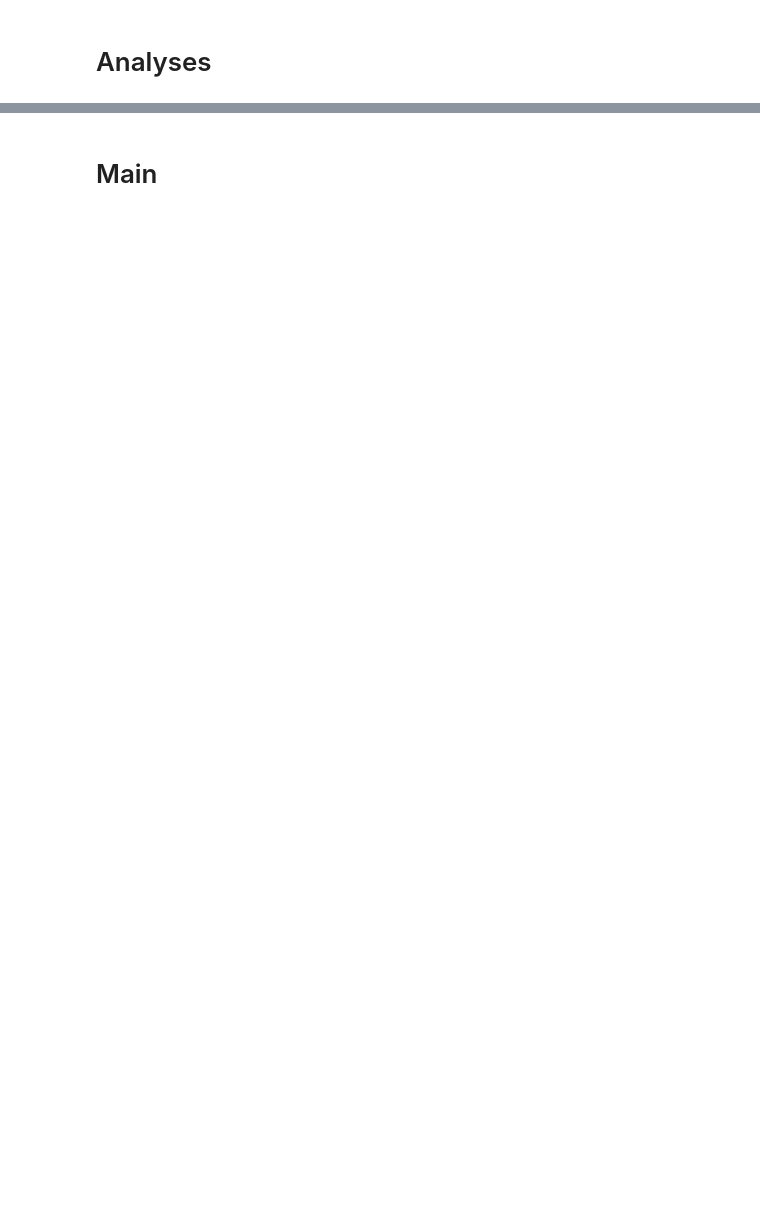
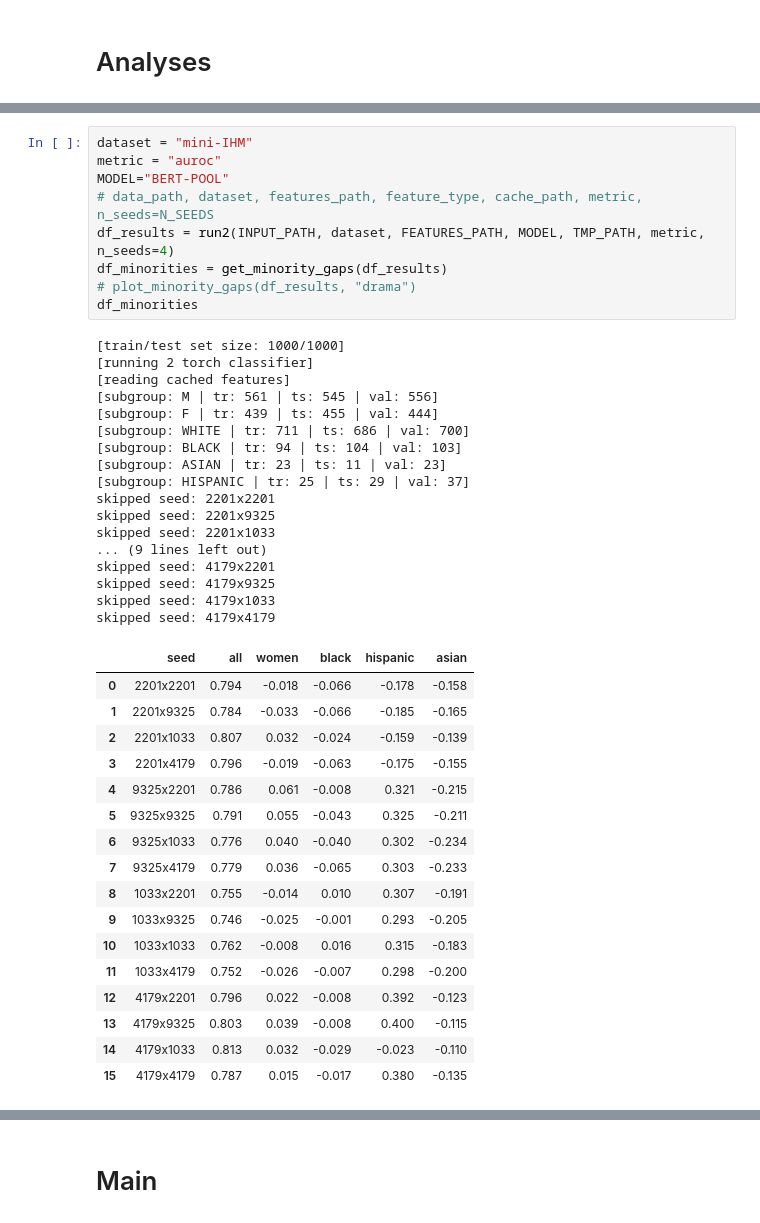
Before and after one commit to samiroid/MIMIC, a Jupyter notebook: notebooks/MIMIC_Outcomes.ipynb, the cells around one changed output, grey strips where cells are left out. Drawn from its saved outputs; the diff is of its cells as text; blank space fills up the shorter version.

```diff
--- a/notebooks/MIMIC_Outcomes.ipynb
+++ b/notebooks/MIMIC_Outcomes.ipynb
@@ -931,0 +1035,44 @@ def plot_gridsearches(tasks_fname, results_path, feature_type,
+# %%
+dataset = "mini-IHM"
+metric = "auroc"
+MODEL="BERT-POOL"
+# data_path, dataset, features_path, feature_type, cache_path, metric, n_seeds=N_SEEDS
+df_results = run2(INPUT_PATH, dataset, FEATURES_PATH, MODEL, TMP_PATH, metric, n_seeds=4)
+df_minorities = get_minority_gaps(df_results)
+# plot_minority_gaps(df_results, "drama")
+df_minorities
+# %% [output]
+[train/test set size: 1000/1000]
+[running 2 torch classifier]
+[reading cached features]
+[subgroup: M | tr: 561 | ts: 545 | val: 556]
+[subgroup: F | tr: 439 | ts: 455 | val: 444]
+[subgroup: WHITE | tr: 711 | ts: 686 | val: 700]
+[subgroup: BLACK | tr: 94 | ts: 104 | val: 103]
+[subgroup: ASIAN | tr: 23 | ts: 11 | val: 23]
+[subgroup: HISPANIC | tr: 25 | ts: 29 | val: 37]
+skipped seed: 2201x2201
+skipped seed: 2201x9325
+skipped seed: 2201x1033
+... (9 lines left out)
+skipped seed: 4179x2201
+skipped seed: 4179x9325
+skipped seed: 4179x1033
+skipped seed: 4179x4179
+|  | seed | all | women | black | hispanic | asian |
+| 0 | 2201x2201 | 0.794 | -0.018 | -0.066 | -0.178 | -0.158 |
+| 1 | 2201x9325 | 0.784 | -0.033 | -0.066 | -0.185 | -0.165 |
+| 2 | 2201x1033 | 0.807 | 0.032 | -0.024 | -0.159 | -0.139 |
+| 3 | 2201x4179 | 0.796 | -0.019 | -0.063 | -0.175 | -0.155 |
+| 4 | 9325x2201 | 0.786 | 0.061 | -0.008 | 0.321 | -0.215 |
+| 5 | 9325x9325 | 0.791 | 0.055 | -0.043 | 0.325 | -0.211 |
+| 6 | 9325x1033 | 0.776 | 0.040 | -0.040 | 0.302 | -0.234 |
+| 7 | 9325x4179 | 0.779 | 0.036 | -0.065 | 0.303 | -0.233 |
+| 8 | 1033x2201 | 0.755 | -0.014 | 0.010 | 0.307 | -0.191 |
+| 9 | 1033x9325 | 0.746 | -0.025 | -0.001 | 0.293 | -0.205 |
+| 10 | 1033x1033 | 0.762 | -0.008 | 0.016 | 0.315 | -0.183 |
+| 11 | 1033x4179 | 0.752 | -0.026 | -0.007 | 0.298 | -0.200 |
+| 12 | 4179x2201 | 0.796 | 0.022 | -0.008 | 0.392 | -0.123 |
+| 13 | 4179x9325 | 0.803 | 0.039 | -0.008 | 0.400 | -0.115 |
+| 14 | 4179x1033 | 0.813 | 0.032 | -0.029 | -0.023 | -0.110 |
+| 15 | 4179x4179 | 0.787 | 0.015 | -0.017 | 0.380 | -0.135 |
```
Also changed, not shown: parts of 11 cells of this notebook, 4 other files.
